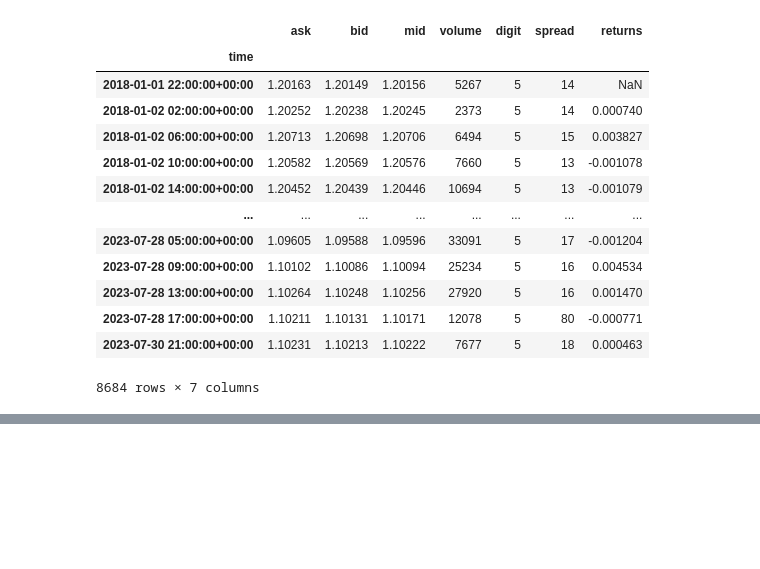
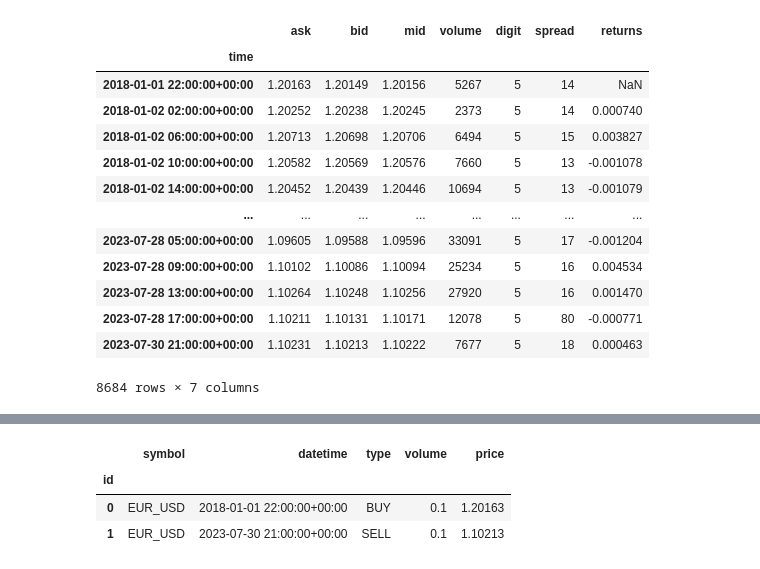
Before and after one commit to prakosd/algotrading, a Jupyter notebook: nb_buyandhold.ipynb, the cells around one changed output, grey strips where cells are left out. Saved outputs shown, nothing was run; the diff lists cells and outputs as text; code cells hidden in the pictures; blank space fills up the shorter version.

```diff
--- a/nb_buyandhold.ipynb
+++ b/nb_buyandhold.ipynb
@@ -96,0 +104,7 @@ buyandhold.get_data()
+# %%
+buyandhold.get_deals()
+# %% [output]
+|  | symbol | datetime | type | volume | price |
+| id |  |  |  |  |  |
+| 0 | EUR_USD | 2018-01-01 22:00:00+00:00 | BUY | 0.1 | 1.20163 |
+| 1 | EUR_USD | 2023-07-30 21:00:00+00:00 | SELL | 0.1 | 1.10213 |
```
Also changed, not shown: parts of 3 cells of this notebook, 9 other files.
